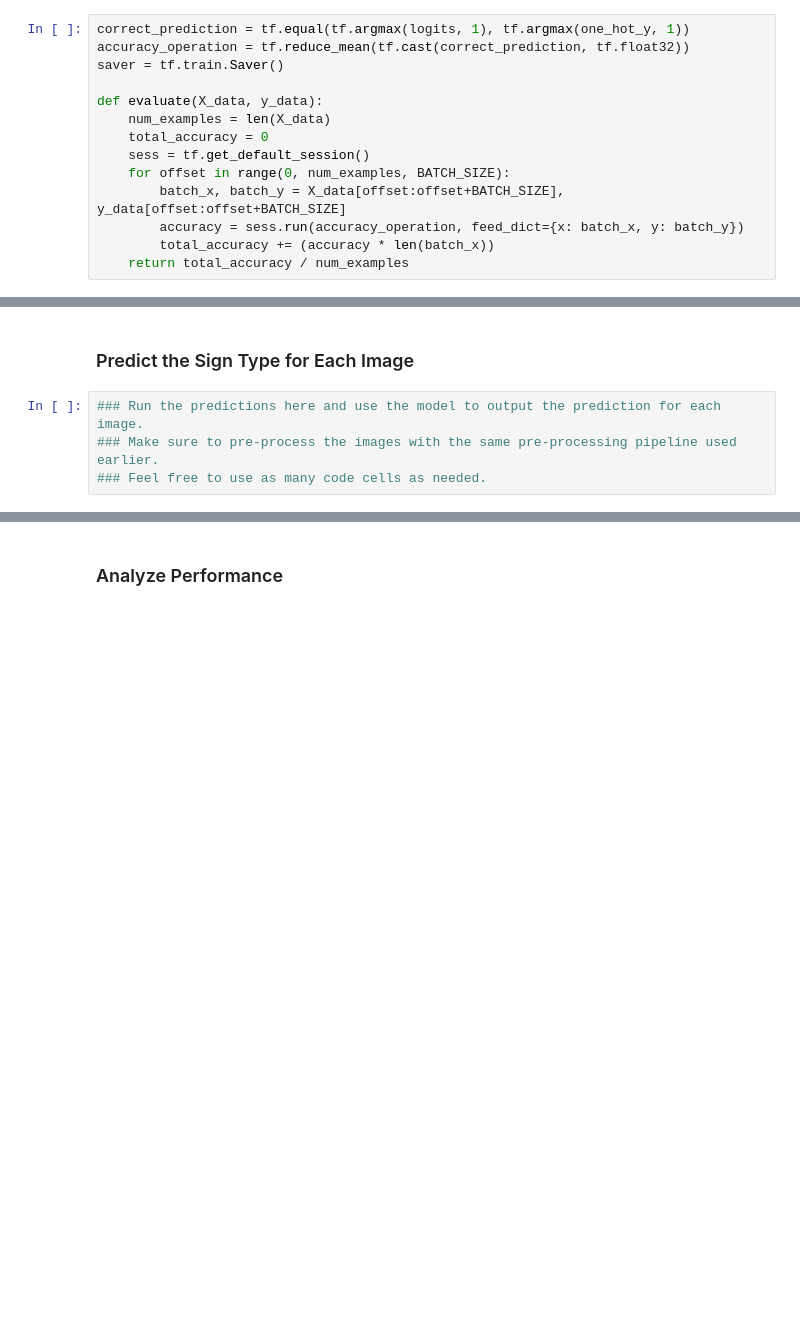
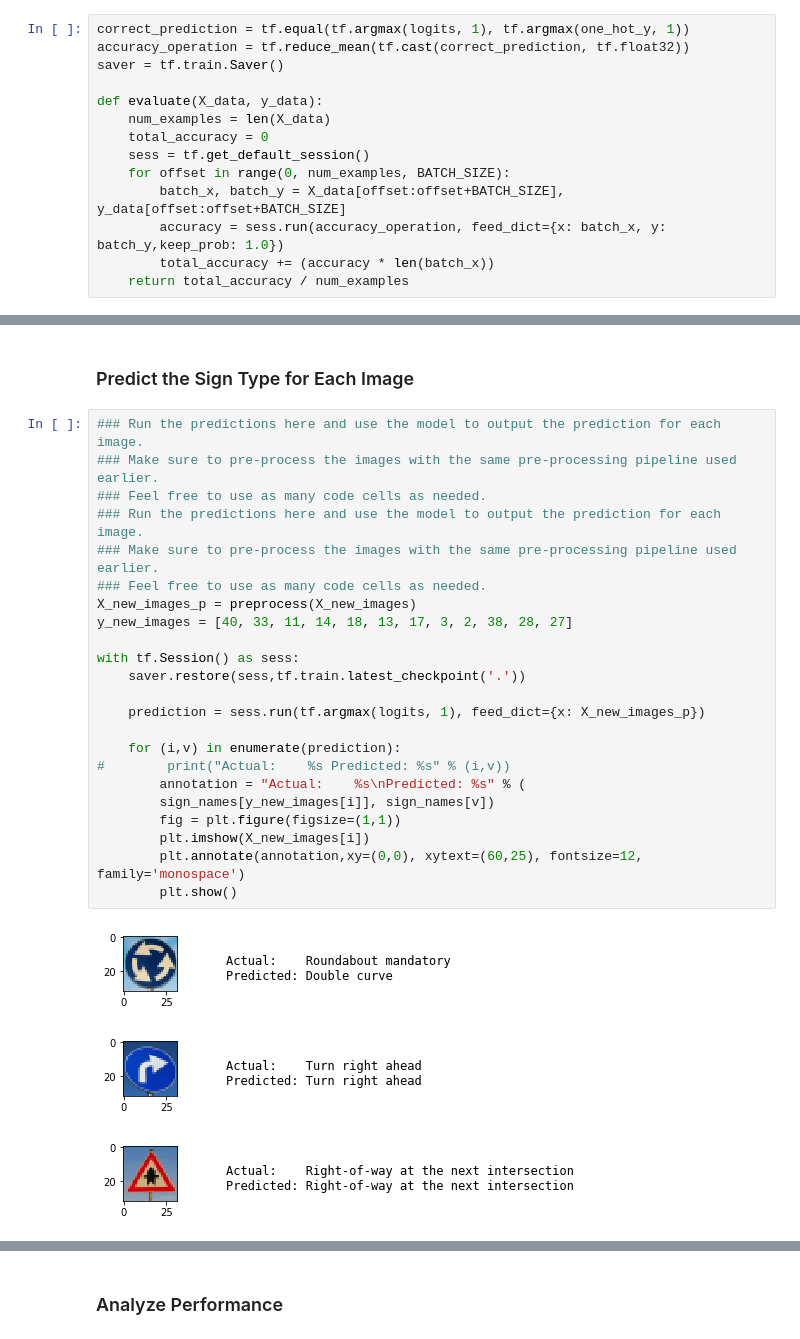
Before and after one commit to makkena19/CarND-Traffic-Sign-Classifier-Project, a Jupyter notebook: Traffic_Sign_Classifier.ipynb, the cells around one changed output, grey strips where cells are left out. Cells and saved outputs as stored; diff of their text form; blank space fills up the shorter version.

```diff
--- a/Traffic_Sign_Classifier.ipynb
+++ b/Traffic_Sign_Classifier.ipynb
@@ -259,7 +309,7 @@ def evaluate(X_data, y_data):
     sess = tf.get_default_session()
     for offset in range(0, num_examples, BATCH_SIZE):
         batch_x, batch_y = X_data[offset:offset+BATCH_SIZE], y_data[offset:offset+BATCH_SIZE]
-        accuracy = sess.run(accuracy_operation, feed_dict={x: batch_x, y: batch_y})
+        accuracy = sess.run(accuracy_operation, feed_dict={x: batch_x, y: batch_y,keep_prob: 1.0})
         total_accuracy += (accuracy * len(batch_x))
     return total_accuracy / num_examples
 # %%
@@ -317,6 +412,29 @@ You may find `signnames.csv` useful as it contains mappings from the class id (i
 # %% [markdown]
 ### Predict the Sign Type for Each Image
-# %%
-### Run the predictions here and use the model to output the prediction for each image.
-### Make sure to pre-process the images with the same pre-processing pipeline used earlier.
-### Feel free to use as many code cells as needed.
+# %%
+### Run the predictions here and use the model to output the prediction for each image.
+### Make sure to pre-process the images with the same pre-processing pipeline used earlier.
+### Feel free to use as many code cells as needed.
+### Run the predictions here and use the model to output the prediction for each image.
+### Make sure to pre-process the images with the same pre-processing pipeline used earlier.
+### Feel free to use as many code cells as needed.
+X_new_images_p = preprocess(X_new_images)
+y_new_images = [40, 33, 11, 14, 18, 13, 17, 3, 2, 38, 28, 27]
+
+with tf.Session() as sess:
+    saver.restore(sess,tf.train.latest_checkpoint('.'))
+
+    prediction = sess.run(tf.argmax(logits, 1), feed_dict={x: X_new_images_p})
+
+    for (i,v) in enumerate(prediction):
+#        print("Actual:    %s Predicted: %s" % (i,v))
+        annotation = "Actual:    %s\nPredicted: %s" % (
+        sign_names[y_new_images[i]], sign_names[v])
+        fig = plt.figure(figsize=(1,1))
+        plt.imshow(X_new_images[i])
+        plt.annotate(annotation,xy=(0,0), xytext=(60,25), fontsize=12, family='monospace')
+        plt.show()
+# %% [output]
+[figure, added]
+[figure, added]
+[figure, added]
```
Also changed, not shown: parts of 14 cells of this notebook, 3 other files.
